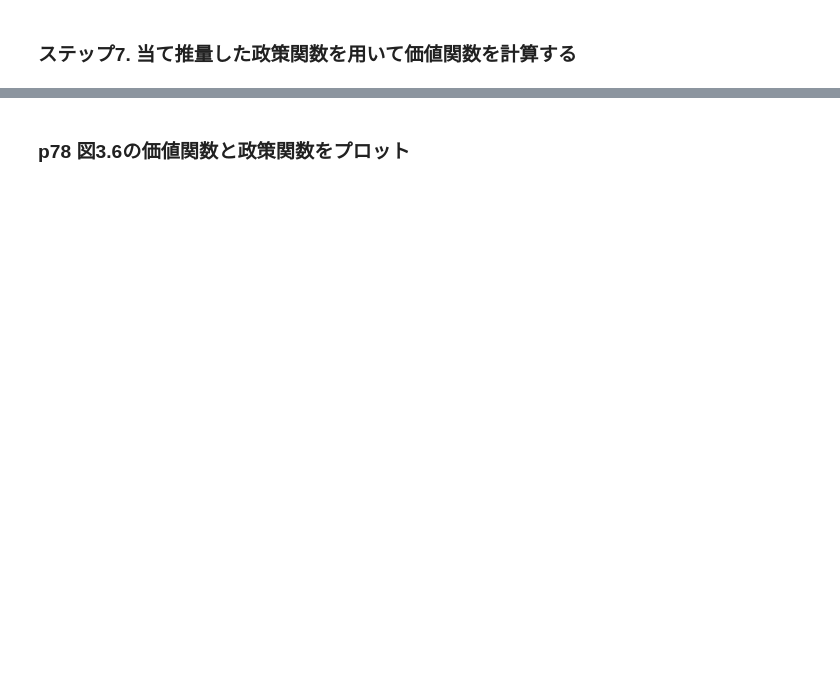
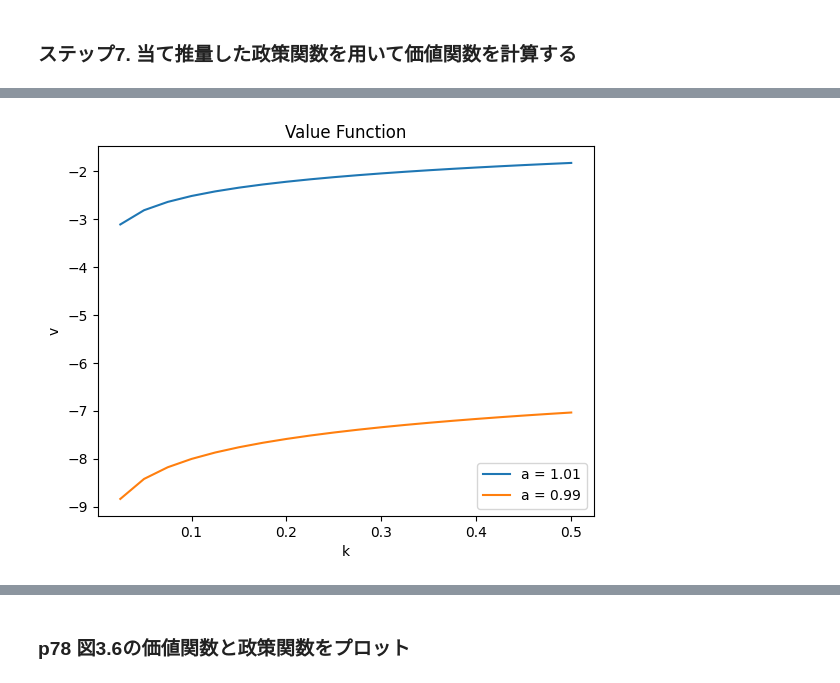
Before and after one commit to tomoyahiroe/quant-macro-workshop, a Jupyter notebook: src/ch3/PFI_stochastic.ipynb, the cells around one changed output, grey strips where cells are left out. Drawn from its saved outputs; the diff is of its cells as text; code cells hidden in the pictures; blank space fills up the shorter version.

```diff
--- a/src/ch3/PFI_stochastic.ipynb
+++ b/src/ch3/PFI_stochastic.ipynb
@@ -85,8 +100,9 @@ def utility(c: float):
 # %%
 # ベルマン方程式の右辺
-def rhs_bellman(params: Parameters, wealth: float, kprime: float, a: float, vf: Callable[[float, float], float]):
+def rhs_bellman(params: Parameters, wealth: float, kprime: float, a: float,
+                utility: Callable, vf: Callable[[float, float], float]):
     Aidx = np.where(params.A == a)[0][0]
     for k, aprime in enumerate(params.A):
         expected_vf =+ params.P[Aidx, k] * vf(kprime, aprime)
-    rhs = utility(wealth - kprime) + params.beta * expected_vf
+    rhs = utility(params, wealth - kprime) + params.beta * expected_vf
     return rhs
@@ -93,15 +113,17 @@ def rhs_bellman(params: Parameters, wealth: float, kprime: float, a: float, vf:
 # %%
 # 政策関数を所与として価値関数を更新する関数
-def update_vf(params: Parameters, loops: int, pf_grid: np.ndarray,
+def update_vf(params: Parameters, loops: int, pf_grid: np.ndarray, utility: Callable,
+                wealth: Callable, rhs_bellman: Callable,
                 vf_old: Callable[[float, float], float]):
     vf_new_grid = np.zeros((params.ksize, params.A.size))
     for loop in range(loops):
         for i, K in enumerate(params.k_grid):
             for l, a in enumerate(params.A):
-                vf_new_grid[i, l] = rhs_bellman(params, wealth(params, K, a), pf_grid[i, l], a, vf_old)
+                vf_new_grid[i, l] = rhs_bellman(params, wealth(params, K, a), pf_grid[i, l], a, utility, vf_old)
         def vf_new(k:float, a: float) -> float:
-            point = np.array([k, a])
-            points = (params.k_grid, params.A)
-            return float(interpn(points, vf_new_grid, point))
-        vf_old = vf_new
+            # aと一致する要素のインデックスを取得
+            Aidx = np.where(params.A == a)[0][0]
+            vf_new = Chebyshev.fit(params.k_grid, vf_new_grid[:, Aidx], deg=15)
+            return vf_new(k)
+        vf_old = copy.copy(vf_new)
     return vf_new
@@ -206,0 +130,11 @@ vf_old
+# %%
+# 政策関数を所与として価値関数を更新する関数を確認のためにプロット
+vf_test = update_vf(params, 1000, kprime_g0_grid, utility, wealth, rhs_bellman, lambda x, y: 0.0)
+fig, ax = plt.subplots()
+for l, a in enumerate(params.A):
+    ax.plot(params.k_grid, [vf_test(k, a) for k in params.k_grid], label = f"a = {a}")
+ax.set(xlabel = 'k', ylabel = 'v', title = 'Value Function')
+ax.legend()
+plt.show()
+# %% [output]
+[figure, added]
```
Also changed, not shown: parts of 22 cells of this notebook.
